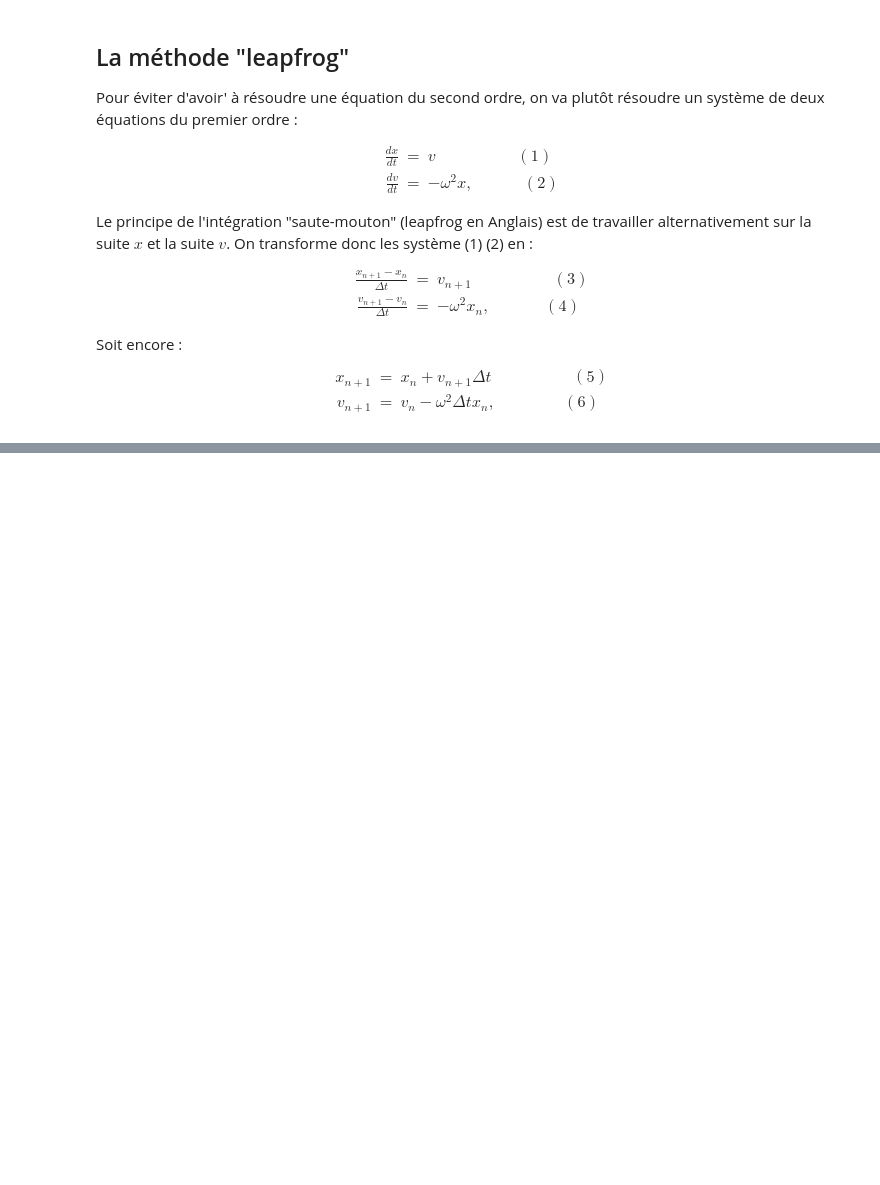
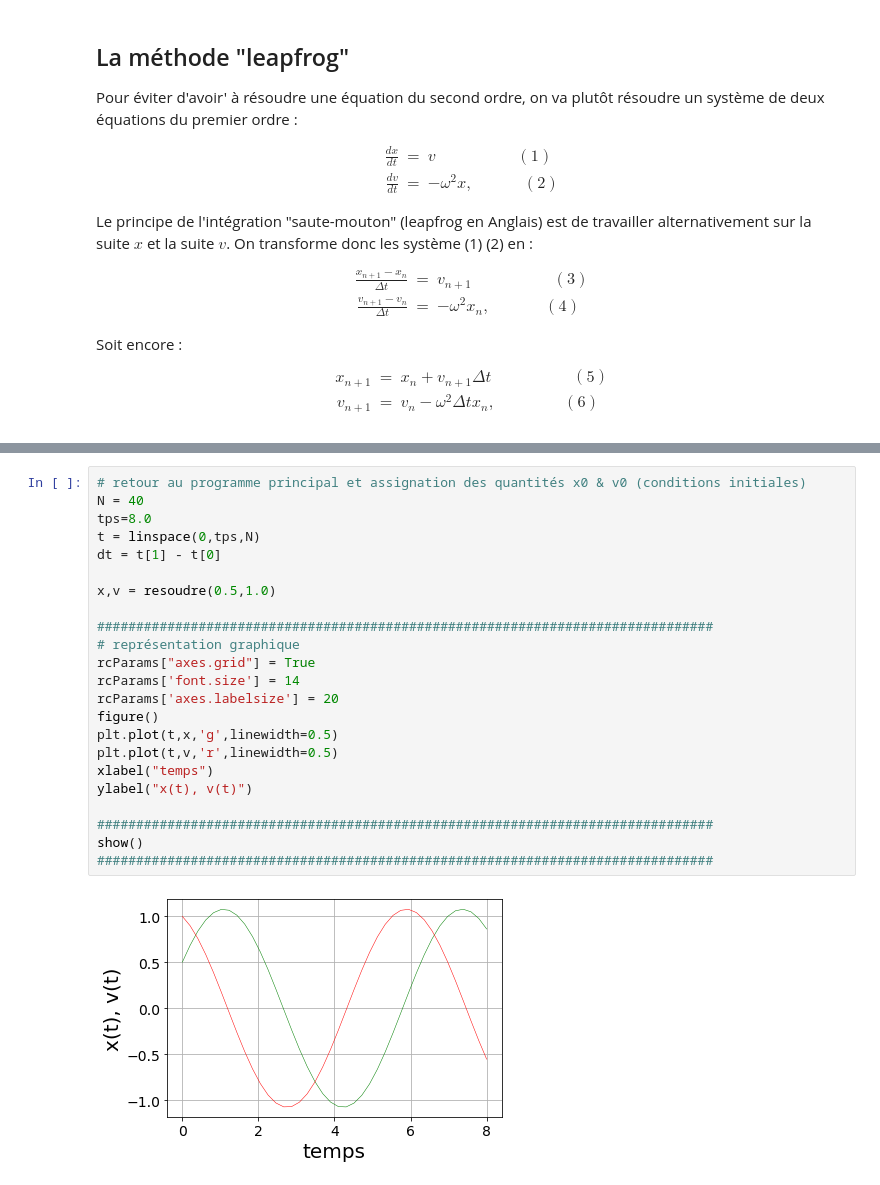
Before and after one commit to Yves-LEMEN/potentiel-quadratique, a Jupyter notebook: mouvement point dans potentiel.ipynb, the cells around one changed output, grey strips where cells are left out. Drawn from its saved outputs; the diff is of its cells as text; blank space fills up the shorter version.

```diff
--- a/mouvement point dans potentiel.ipynb
+++ b/mouvement point dans potentiel.ipynb
@@ -104,0 +128,25 @@ show()
+# %%
+# retour au programme principal et assignation des quantités x0 & v0 (conditions initiales)
+N = 40
+tps=8.0
+t = linspace(0,tps,N)
+dt = t[1] - t[0]
+
+x,v = resoudre(0.5,1.0)
+
+###############################################################################
+# représentation graphique
+rcParams["axes.grid"] = True
+rcParams['font.size'] = 14
+rcParams['axes.labelsize'] = 20
+figure()
+plt.plot(t,x,'g',linewidth=0.5)
+plt.plot(t,v,'r',linewidth=0.5)
+xlabel("temps")
+ylabel("x(t), v(t)")
+
+###############################################################################
+show()
+###############################################################################
+# %% [output]
+[figure, added]
```
Also changed, not shown: parts of 2 cells of this notebook.
